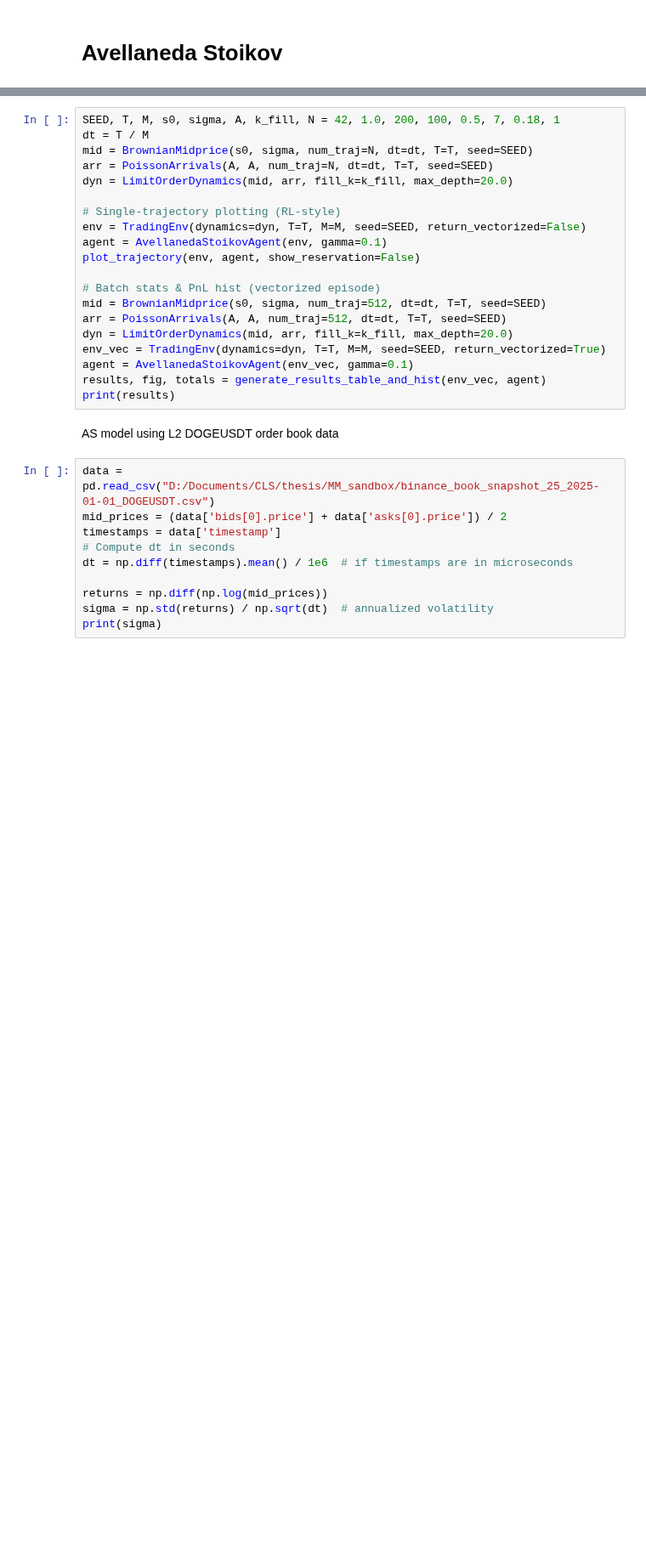
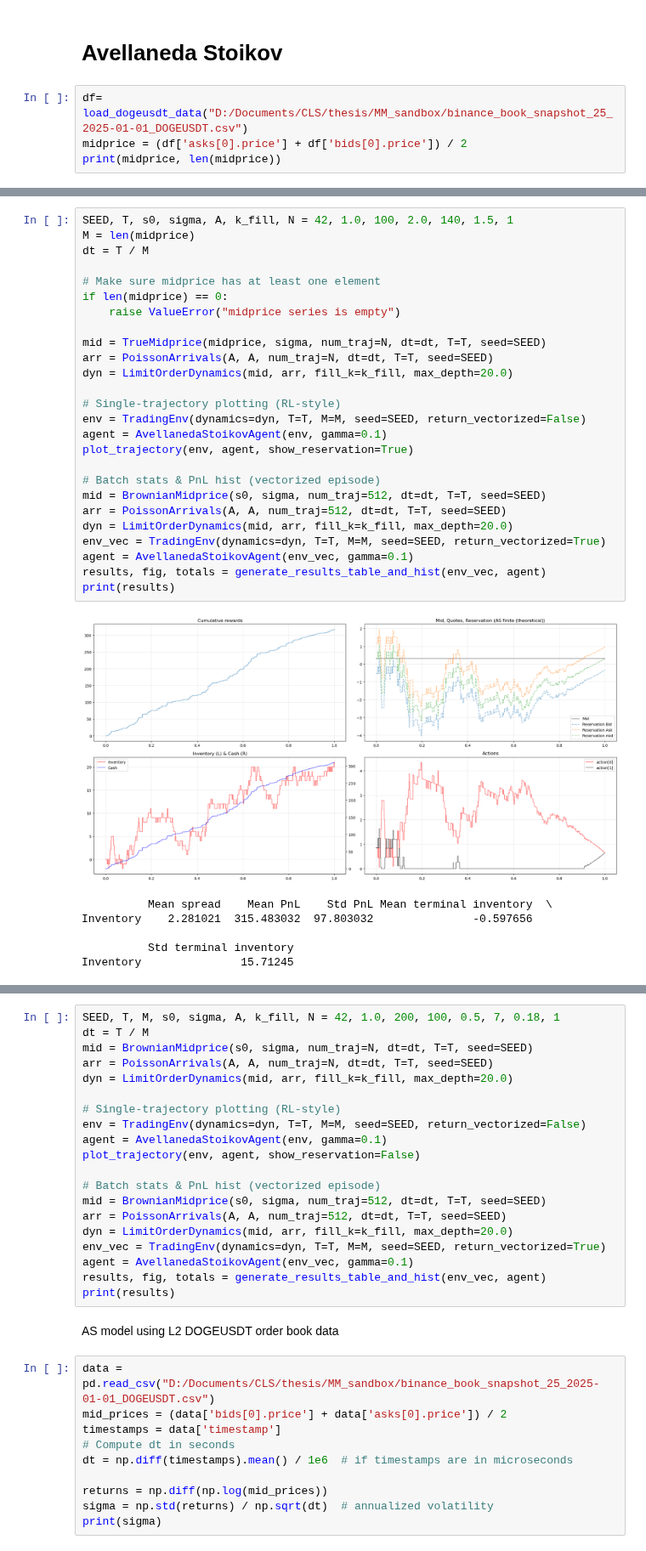
Before and after one commit to AA-ron2/Thesis_AI4Trading, a Jupyter notebook: test.ipynb, the cells around one changed output, grey strips where cells are left out. Shown at 85% size. Cells and saved outputs as stored; diff of their text form; blank space fills up the shorter version.

```diff
--- a/test.ipynb
+++ b/test.ipynb
@@ -278,2 +260,6 @@ TypeError: LimitOrderDynamics.__init__() missing 1 required positional argument:
 # %% [markdown]
 # Avellaneda Stoikov
+# %%
+df= load_dogeusdt_data("D:/Documents/CLS/thesis/MM_sandbox/binance_book_snapshot_25_2025-01-01_DOGEUSDT.csv")
+midprice = (df['asks[0].price'] + df['bids[0].price']) / 2
+print(midprice, len(midprice))
@@ -279,0 +285,33 @@ TypeError: LimitOrderDynamics.__init__() missing 1 required positional argument:
+# %%
+SEED, T, s0, sigma, A, k_fill, N = 42, 1.0, 100, 2.0, 140, 1.5, 1
+M = len(midprice)
+dt = T / M
+
+# Make sure midprice has at least one element
+if len(midprice) == 0:
+    raise ValueError("midprice series is empty")
+
+mid = TrueMidprice(midprice, sigma, num_traj=N, dt=dt, T=T, seed=SEED)
+arr = PoissonArrivals(A, A, num_traj=N, dt=dt, T=T, seed=SEED)
+dyn = LimitOrderDynamics(mid, arr, fill_k=k_fill, max_depth=20.0)
+
+# Single-trajectory plotting (RL-style)
+env = TradingEnv(dynamics=dyn, T=T, M=M, seed=SEED, return_vectorized=False)
+agent = AvellanedaStoikovAgent(env, gamma=0.1)
+plot_trajectory(env, agent, show_reservation=True)
+
+# Batch stats & PnL hist (vectorized episode)
+mid = BrownianMidprice(s0, sigma, num_traj=512, dt=dt, T=T, seed=SEED)
+arr = PoissonArrivals(A, A, num_traj=512, dt=dt, T=T, seed=SEED)
+dyn = LimitOrderDynamics(mid, arr, fill_k=k_fill, max_depth=20.0)
+env_vec = TradingEnv(dynamics=dyn, T=T, M=M, seed=SEED, return_vectorized=True)
+agent = AvellanedaStoikovAgent(env_vec, gamma=0.1)
+results, fig, totals = generate_results_table_and_hist(env_vec, agent)
+print(results)
+# %% [output]
+[figure, added]
+          Mean spread    Mean PnL    Std PnL Mean terminal inventory  \
+Inventory    2.281021  315.483032  97.803032               -0.597656
+
+          Std terminal inventory
+Inventory               15.71245
```
Also changed, not shown: parts of 4 cells of this notebook, 4 other files.
